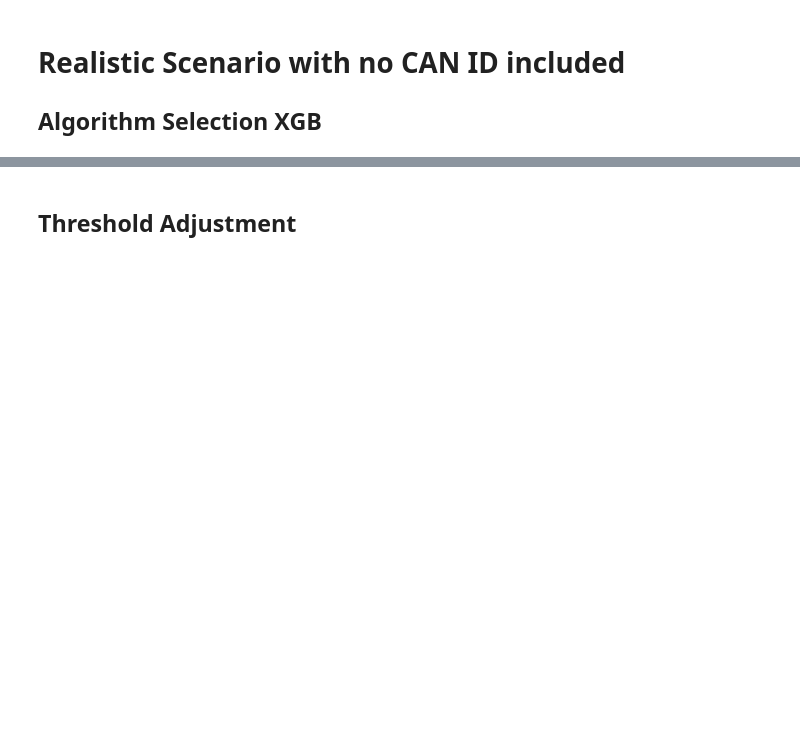
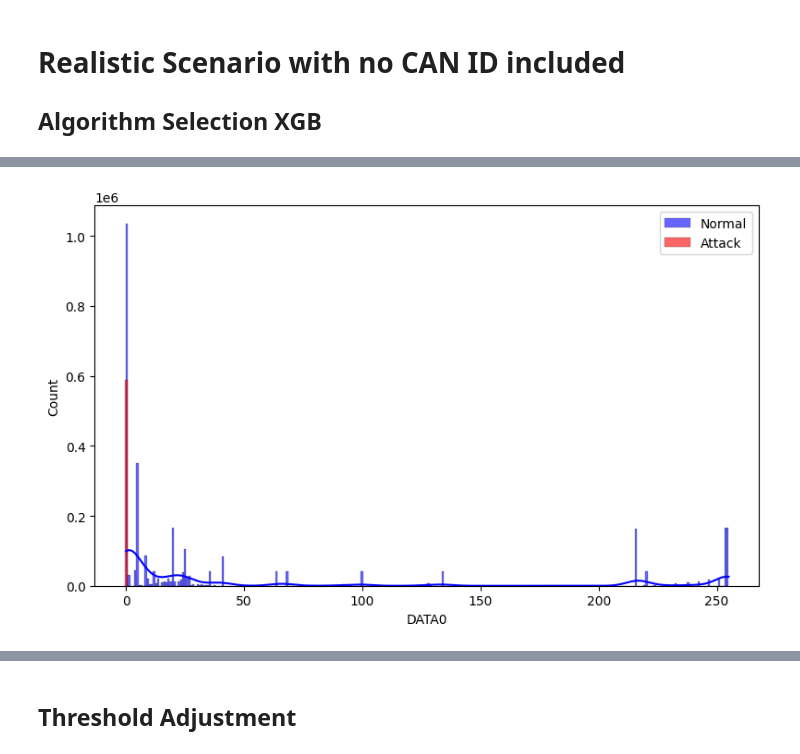
Before and after one commit to pranav-k-jha/kaggle-notebooks, a Jupyter notebook: cav-ml-prediction-model.ipynb, the cells around one changed output, grey strips where cells are left out. Cells and saved outputs as stored; diff of their text form; code cells hidden in the pictures; blank space fills up the shorter version.

```diff
--- a/cav-ml-prediction-model.ipynb
+++ b/cav-ml-prediction-model.ipynb
@@ -489,0 +502,96 @@ plt.show()
+# %%
+import numpy as np
+import pandas as pd
+import matplotlib.pyplot as plt
+import seaborn as sns
+import os
+from sklearn.model_selection import train_test_split
+from sklearn.metrics import classification_report, roc_auc_score, precision_recall_curve
+import xgboost as xgb
+
+# Load dataset
+df = df_9.drop(columns=['Timestamp']).copy()
+print(df.columns)
+
+# Ensure numeric conversion
+for col in ['DATA0', 'DATA1', 'DATA5', 'DATA7']:
+    df[col] = pd.to_numeric(df[col], errors='coerce')
+
+# Drop NaN values if necessary
+df = df.dropna(subset=['DATA0', 'DATA1', 'DATA5', 'DATA7', 'Flag'])
+
+# Define feature columns and target
+features = ['DATA0', 'DATA1', 'DATA5', 'DATA7']
+X = df[features]
+y = df['Flag']  # Target: 1 = Attack, 0 = Normal
+
+# Train-test split
+X_train, X_test, y_train, y_test = train_test_split(X, y, test_size=0.2, random_state=42)
+
+# Train XGBoost model
+model = xgb.XGBClassifier(n_estimators=100, max_depth=6, learning_rate=0.1, eval_metric="logloss")
+model.fit(X_train, y_train)
+
+# Predictions
+y_pred = model.predict(X_test)
+y_proba = model.predict_proba(X_test)[:, 1]  # Probability scores
+
+# Performance Metrics
+print(classification_report(y_test, y_pred))
+roc_auc = roc_auc_score(y_test, y_proba)
+print(f"ROC AUC Score: {roc_auc:.4f}")
+
+# Precision-Recall Curve & Optimal Threshold
+# precision, recall, thresholds = precision_recall_curve(y_test, y_proba)
+# target_recall = 0.95
+# idx = np.argmax(recall >= target_recall)
+# optimal_threshold = thresholds[idx]
+# print(f"Optimal Decision Threshold: {optimal_threshold:.2f}")
+
+# best_idx = np.argmax(precision * recall)  # F1-score based tuning
+# best_threshold = thresholds[best_idx]
+# print(f"New Optimal Threshold: {best_threshold:.2f}")
+
+
+# Function to plot distributions
+def plot_distribution(feature):
+    plt.figure(figsize=(8, 5))
+    sns.histplot(df[df['Flag'] == 0][feature], label='Normal', color='blue', kde=True, alpha=0.6)
+    sns.histplot(df[df['Flag'] == 1][feature], label='Attack', color='red', kde=True, alpha=0.6)
+    plt.legend()
+    plt.tight_layout()
+    plt.savefig(f"{feature}_distribution.pdf", format="pdf", bbox_inches='tight')
+    plt.show()
+
+# Plot distributions separately
+for feature in ['DATA0', 'DATA1']:
+    plot_distribution(feature)
+
+# Feature Engineering (Bitwise & Arithmetic Transformations)
+df['DATA01_XOR'] = df['DATA0'] ^ df['DATA1']
+df['DATA01_SUM'] = df['DATA0'] + df['DATA1']
+df['DATA57_XOR'] = df['DATA5'] ^ df['DATA7']
+
+print(df[['DATA01_XOR', 'DATA01_SUM', 'DATA57_XOR']].describe())
+
+# Train again with engineered features
+X_new = df[['DATA0', 'DATA1', 'DATA5', 'DATA7', 'DATA01_XOR', 'DATA01_SUM', 'DATA57_XOR']]
+X_train_new, X_test_new, y_train, y_test = train_test_split(X_new, y, test_size=0.2, random_state=42)
+model.fit(X_train_new, y_train)
+
+# Evaluate again
+y_pred_new = model.predict(X_test_new)
+print(classification_report(y_test, y_pred_new))
+
+# Compute confusion matrix
+cm = confusion_matrix(y_test, y_pred)
+
+# Plot the confusion matrix as a heatmap
+plt.figure(figsize=(8, 6))
+sns.heatmap(cm, annot=True, fmt="d", cmap="Blues", xticklabels=["Normal", "Attack"], yticklabels=["Normal", "Attack"])
+plt.xlabel("Predicted")
+plt.ylabel("True")
+plt.tight_layout()
+plt.savefig("confusion_matrix_2.pdf", format="pdf", bbox_inches='tight')
+plt.show()
+# %% [output]
@@ -489,0 +611 @@ plt.show()
+[figure, added]
```
Also changed, not shown: parts of 34 cells of this notebook.
